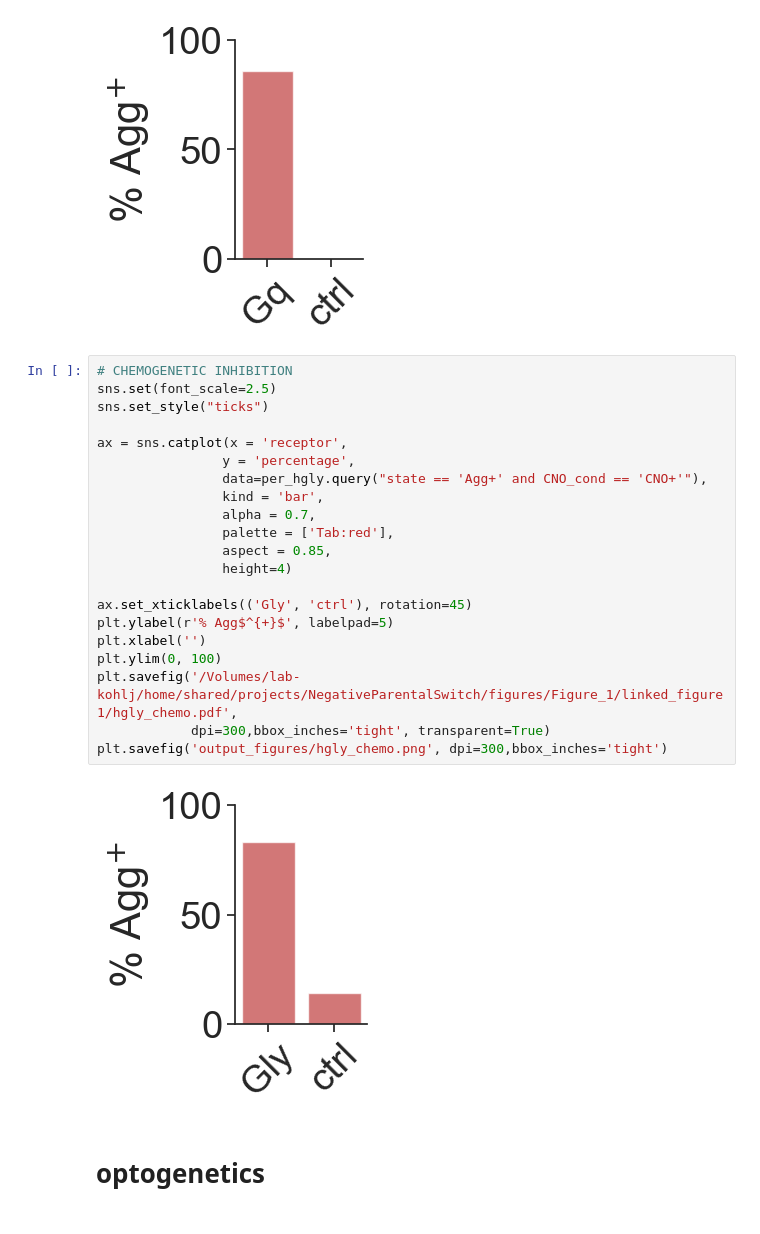
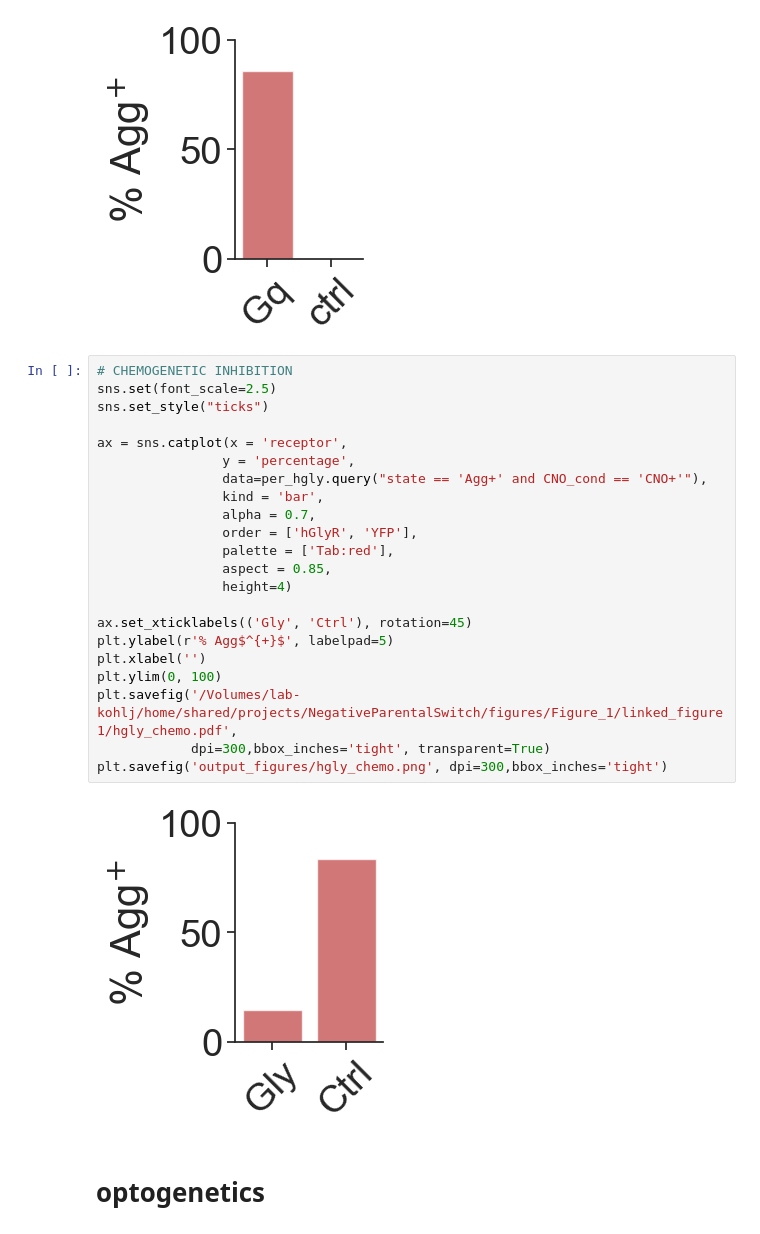
Before and after one commit to FrancisCrickInstitute/negative_parental_switch, a Jupyter notebook: NPW_manipulation/NPW_manipulation.ipynb, the cells around one changed output. Drawn from its saved outputs; the diff is of its cells as text.

```diff
--- a/NPW_manipulation/NPW_manipulation.ipynb
+++ b/NPW_manipulation/NPW_manipulation.ipynb
@@ -337,26 +337,27 @@ plt.savefig('output_figures/Gq_chemo.png', dpi=300,bbox_inches='tight')
 # %%
 # CHEMOGENETIC INHIBITION
 sns.set(font_scale=2.5)
 sns.set_style("ticks")
 
 ax = sns.catplot(x = 'receptor',
                 y = 'percentage',
                 data=per_hgly.query("state == 'Agg+' and CNO_cond == 'CNO+'"),
                 kind = 'bar',
                 alpha = 0.7,
+                order = ['hGlyR', 'YFP'],
                 palette = ['Tab:red'],
                 aspect = 0.85,
                 height=4)
 
-ax.set_xticklabels(('Gly', 'ctrl'), rotation=45)
+ax.set_xticklabels(('Gly', 'Ctrl'), rotation=45)
 plt.ylabel(r'% Agg$^{+}$', labelpad=5)
 plt.xlabel('')
 plt.ylim(0, 100)
 plt.savefig('/Volumes/lab-kohlj/home/shared/projects/NegativeParentalSwitch/figures/Figure_1/linked_figure1/hgly_chemo.pdf',
             dpi=300,bbox_inches='tight', transparent=True)
 plt.savefig('output_figures/hgly_chemo.png', dpi=300,bbox_inches='tight')
 # %% [output]
-[figure, old version]
+[figure, new version]
 # %% [markdown]
 # optogenetics
 # %% [markdown]
```
Also changed, not shown: parts of 5 cells of this notebook, 45 other files.
